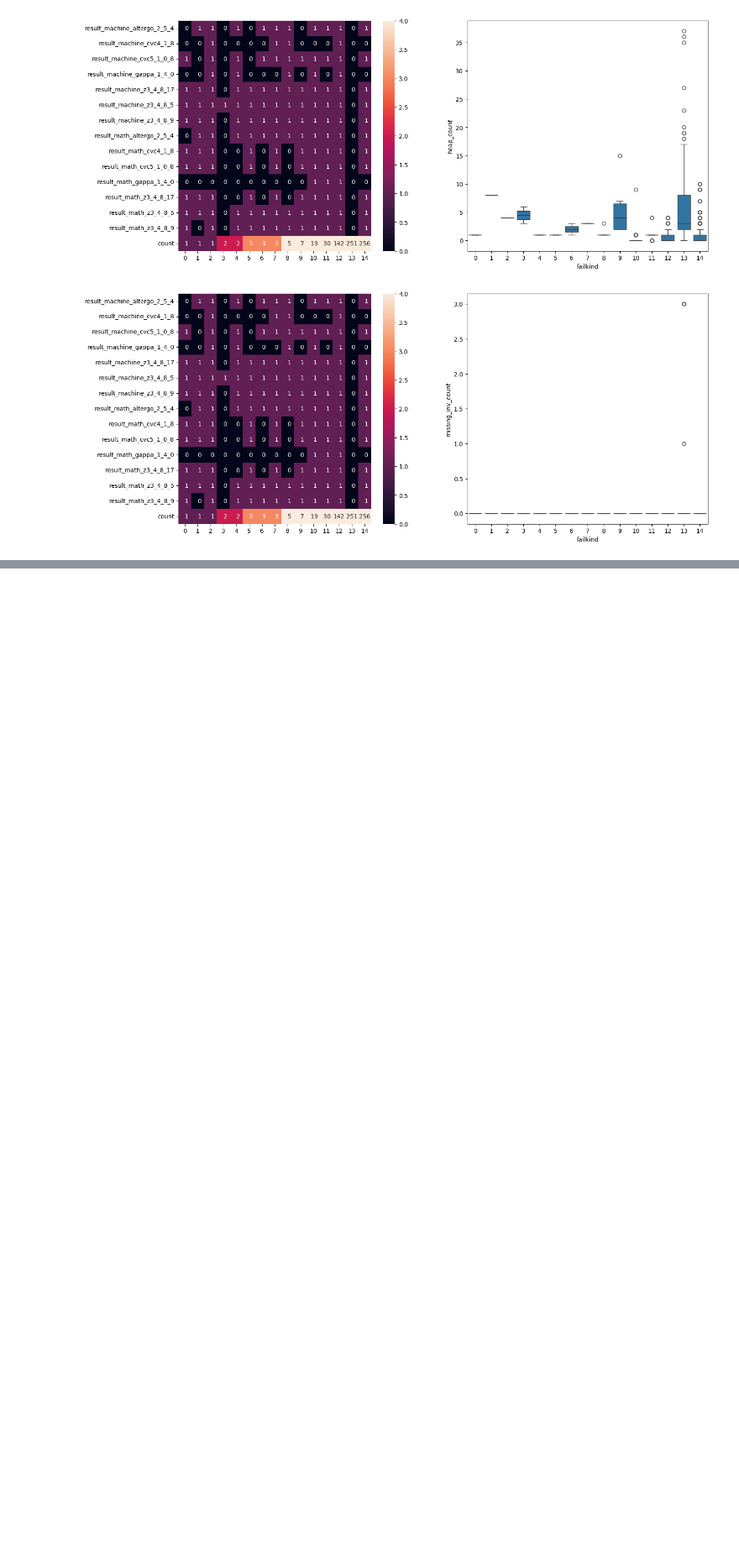
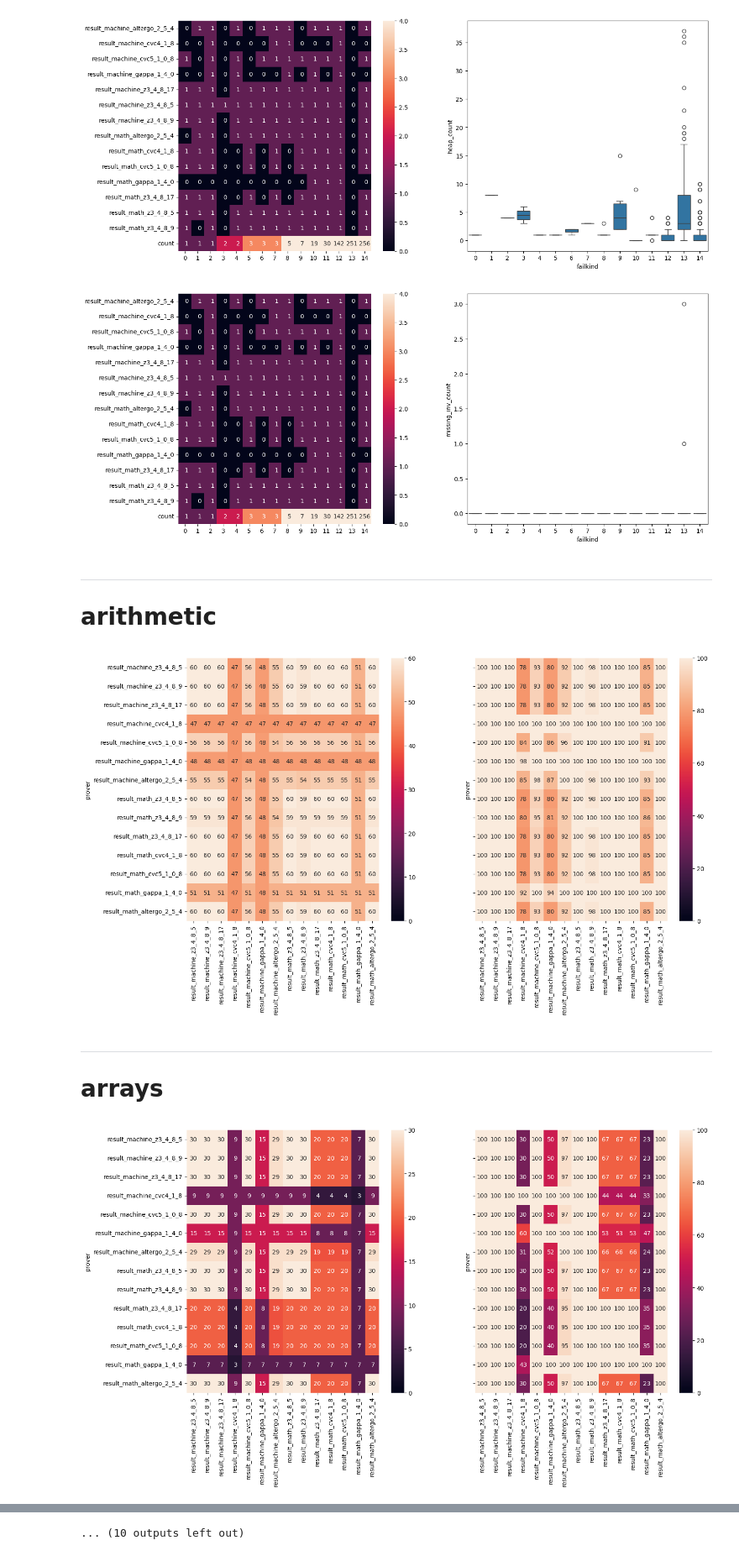
Before and after one commit to maggicl/WhyBack, a Jupyter notebook: byteback-test/data/results.ipynb, the cells around one changed output, grey strips where cells are left out. Shown at 84% size. Drawn from its saved outputs; the diff is of its cells as text; code cells hidden in the pictures; blank space fills up the shorter version.

Commit message:
more stats

```diff
--- a/byteback-test/data/results.ipynb
+++ b/byteback-test/data/results.ipynb
@@ -163,10 +145,10 @@ Result kind row 3:
 ... (33 outputs left out)
 # %%
-df_stats = pd.read_csv('../stats.csv')
+df_stats = pd.read_csv('../extended_stats.csv')
 df_stats.goal = df_stats.goal.apply(lambda x: x.replace("[", "R").replace(" ", "'020"))
-df_stats = df_stats.set_index("goal")
-a = dfs[14].set_index("goal")
+df_stats = df_stats.set_index(["file","goal"])
+a = dfs[14].set_index(["file", "goal"])
 
-join = df_stats.join(a, on="goal", how="outer")
+join = df_stats.join(a, how="outer")
 join = join.loc[join.kind.notna()]
-join.sort_values("missing_inv_count", ascending=False)
+join = join.sort_values("missing_inv_count", ascending=False)
@@ -202,3 +169,60 @@ sns.boxplot(data=df_dist, x="failkind", y="missing_inv_count", ax=ax[1])
 plt.show()
 # %% [output]
 [figure]
+# %%
+# Number of tests that pass for every prover where they pass
+
+columns = [f"result_{k}_{p}" for k in kinds for p in provers]
+
+df_join_extended = df_stats.reset_index().join(df_res_all.set_index(["file", "goal"]), on=["file", "goal"], how="right")
+df_join_extended = df_join_extended.loc[df_join_extended.kind.notna()]
+df_join_extended = df_join_extended.sort_values("missing_inv_count", ascending=False)
+
+categories = ['arithmetic', 'arrays', 'call', 'comparison', 'dud', 'exceptions', 'lambda', 'loop', 'references', 'state', 'stdlib']
+
+def of_category(df, category):
+    return (df["category1"] == category) | (df["category2"] == category) | (df["category3"] == category)
+
+for c in categories:
+    # Percentage of tests that pass for every prover where they pass
+
+    columns = [f"result_{k}_{p}" for k in kinds for p in provers]
+    df_res_cat = df_join_extended.loc[of_category(df_join_extended, c), :].filter(regex=r'^result_').reset_index()
+
+    dfs_cat = []
+
+    for column in columns:
+        tab = df_res_cat[df_res_cat[column] == 1].copy(deep=True)
+        tab["prover"] = column
+        tab = tab.groupby(["prover"]).sum()
+        del tab["index"]
+        dfs_cat.append(tab)
+
+    df_cat_all = pd.concat(dfs_cat)
+
+    display(HTML(f"<hr><h1>{c}</h1>"))
+
+    fig, ax = plt.subplots(1, 2, figsize=(16,8), sharey=True)
+    sns.heatmap(df_cat_all, annot=True, fmt="2.0f", ax=ax[0], vmin=0)
+
+    df_res_cat = df_join_extended.loc[of_category(df_join_extended, c), :].filter(regex=r'^result_').reset_index()
+
+    dfs_cat = []
+
+    for column in columns:
+        tab = df_res_cat[df_res_cat[column] == 1].copy(deep=True)
+        count = len(tab.index)
+        tab["prover"] = column
+        tab = tab.groupby(["prover"]).sum()
+        tab = tab.apply(lambda r: r.apply(lambda c: 100 * c / count))
+        del tab["index"]
+        dfs_cat.append(tab)
+
+    df_cat_all = pd.concat(dfs_cat)
+    sns.heatmap(df_cat_all, annot=True, fmt="2.0f", ax=ax[1], vmin=0, vmax=100)
+    plt.show()
+# %% [output]
+arithmetic
+[figure, new version]
+arrays
+[figure, added]
@@ -204,0 +237 @@ plt.show()
+... (10 outputs left out)
```
Also changed, not shown: parts of 6 cells of this notebook, 17 other files.
